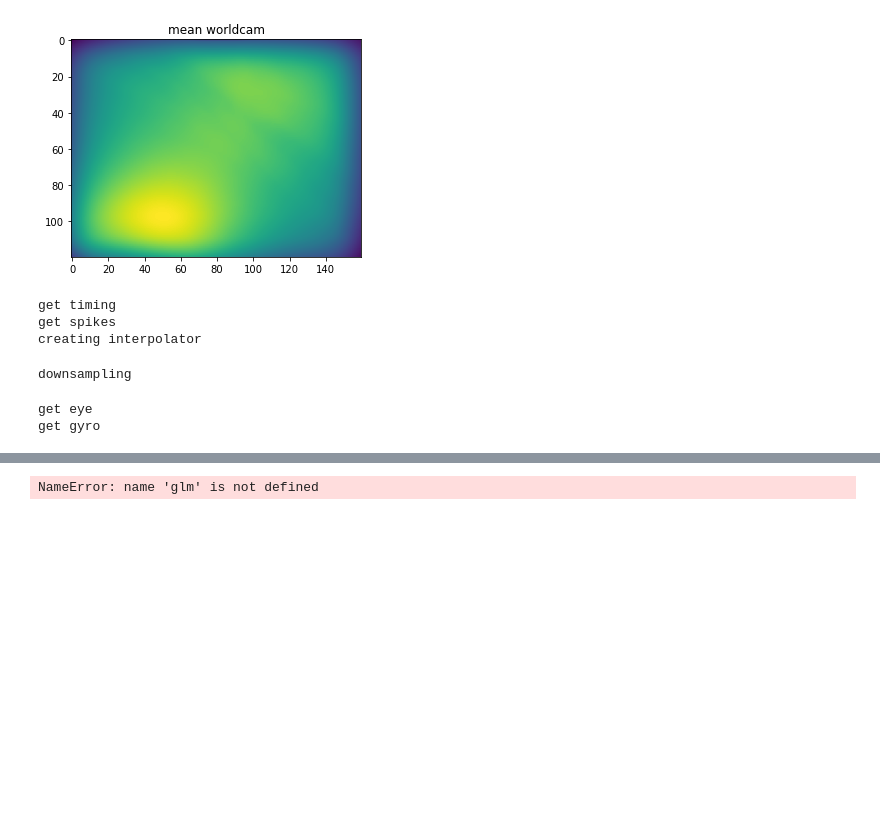
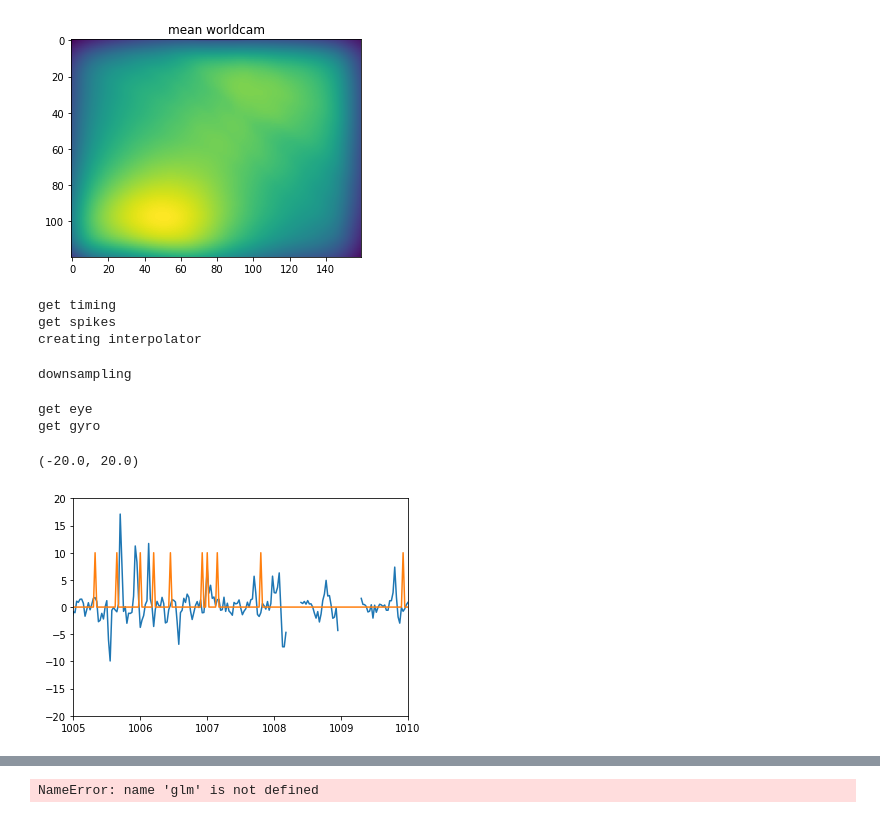
Before and after one commit to nielllab/FreelyMovingEphys, a Jupyter notebook: testing/correct_worldcam_testing.ipynb, the cells around one changed output, grey strips where cells are left out. Cells and saved outputs as stored; diff of their text form; code cells hidden in the pictures; blank space fills up the shorter version.

```diff
--- a/testing/correct_worldcam_testing.ipynb
+++ b/testing/correct_worldcam_testing.ipynb
@@ -552,3 +565,21 @@ creating interpolator
 downsampling
 get eye
 get gyro
+# %%
+dthInterp = interp1d(eyeT[:-1],np.diff(th),'nearest')
+model_dth = dthInterp(model_t)
+#plt.plot(model_gz[::100],model_dth[::100],'.')
+#plt.plot([-10,10],[10,-10])
+#plt.plot(model_t,model_gz); plt.plot(model_t,-model_dth)
+#plt.plot(model_t,0.5*(model_gz-model_dth))
+plt.plot(model_t,model_gz+model_dth)
+plt.plot(model_t,model_nsp[0,:]*10)
+plt.xlim([1005,1010])
+plt.ylim([-20,20])
+#plt.plot(model_t,model_dth)
+#plt.plot(eyeT[:-1],np.diff(th))
+#plt.plot(accT,-(gz-np.mean(gz))*7.5)
+#plt.plot(model_t,-model_gz)
+# %% [output]
+(-20.0, 20.0)
+[figure, added]
```
Also changed, not shown: parts of 20 cells of this notebook.
